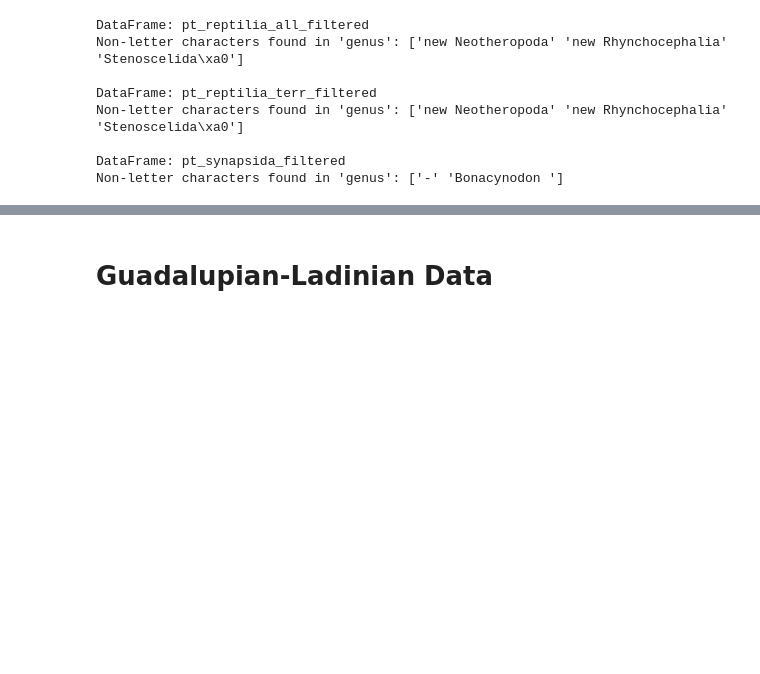
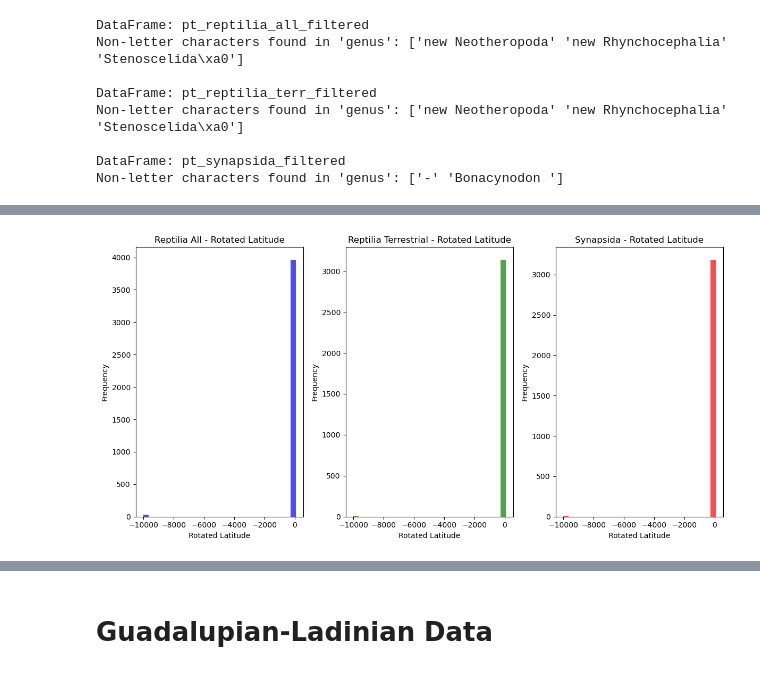
Before and after one commit to shelleylwang/pt_diversity_rates, a Jupyter notebook: updated_occurrence_analyses/data/eda.ipynb, the cells around one changed output, grey strips where cells are left out. Cells and saved outputs as stored; diff of their text form; code cells hidden in the pictures; blank space fills up the shorter version.

```diff
--- a/updated_occurrence_analyses/data/eda.ipynb
+++ b/updated_occurrence_analyses/data/eda.ipynb
@@ -31,9 +31,9 @@ Index(['occurrence_no', 'occurrence_no_AF', 'id', 'id_seperated', 'expt',
       dtype='object', length=296)
 # %%
 
-pt_reptilia_all_filtered = pt_reptilia_all[['id', 'occurrence_no', 'occurrence_no_AF', 'genus', 'age_max', 'age_min', 'Epoch']]
-pt_reptilia_terr_filtered = pt_reptilia_terr[['id', 'occurrence_no', 'occurrence_no_AF', 'genus', 'age_max', 'age_min', 'Epoch']]
-pt_synapsida_filtered = pt_synapsida[['id', 'occurrence_no', 'occurrence_no_AF', 'genus', 'age_max', 'age_min', 'Epoch']]
+pt_reptilia_all_filtered = pt_reptilia_all[['id', 'occurrence_no', 'occurrence_no_AF', 'Rotated latitude', 'genus', 'age_max', 'age_min', 'Epoch']]
+pt_reptilia_terr_filtered = pt_reptilia_terr[['id', 'occurrence_no', 'occurrence_no_AF', 'Rotated latitude', 'genus', 'age_max', 'age_min', 'Epoch']]
+pt_synapsida_filtered = pt_synapsida[['id', 'occurrence_no', 'occurrence_no_AF', 'Rotated latitude', 'genus', 'age_max', 'age_min', 'Epoch']]
 
 # Need to add 'id' back in
 # gl_reptilia_filtered = gl_reptilia[['id', 'occurrence_no', 'occurrence_no_AF', 'genus', 'age_max', 'age_min']]
@@ -365,0 +265,4 @@ pt_synapsida_filtered_spellchecked_renamed.to_csv("Perm-Trias/pt_synapsida_filte
+# %%
+pt_reptilia_all_filtered_spellchecked_lats = pt_reptilia_all_filtered_spellchecked.copy()
+pt_reptilia_terr_filtered_spellchecked_lats = pt_reptilia_terr_filtered_spellchecked.copy()
+pt_synapsida_filtered_spellchecked_lats = pt_synapsida_filtered_spellchecked.copy()
@@ -365,0 +290,23 @@ pt_synapsida_filtered_spellchecked_renamed.to_csv("Perm-Trias/pt_synapsida_filte
+# %%
+# Visualizing the latitudes
+plt.figure(figsize=(12, 6))
+plt.subplot(1, 3, 1)
+plt.hist(pt_reptilia_all_filtered_spellchecked_lats['Rotated latitude'], bins=30, color='blue', alpha=0.7)
+plt.title('Reptilia All - Rotated Latitude')
+plt.xlabel('Rotated Latitude')
+plt.ylabel('Frequency')
+plt.subplot(1, 3, 2)
+plt.hist(pt_reptilia_terr_filtered_spellchecked_lats['Rotated latitude'], bins=30, color='green', alpha=0.7)
+plt.title('Reptilia Terrestrial - Rotated Latitude')
+plt.xlabel('Rotated Latitude')
+plt.ylabel('Frequency')
+plt.subplot(1, 3, 3)
+plt.hist(pt_synapsida_filtered_spellchecked_lats['Rotated latitude'], bins=30, color='red', alpha=0.7)
+plt.title('Synapsida - Rotated Latitude')
+plt.xlabel('Rotated Latitude')
+plt.ylabel('Frequency')
+plt.tight_layout()
+plt.savefig('Perm-Trias/bdnn_trait_files/raw_rotated_latitude_histograms.png')
+plt.show()
+# %% [output]
+[figure, added]
```
Also changed, not shown: parts of 37 cells of this notebook, 9 other files.
